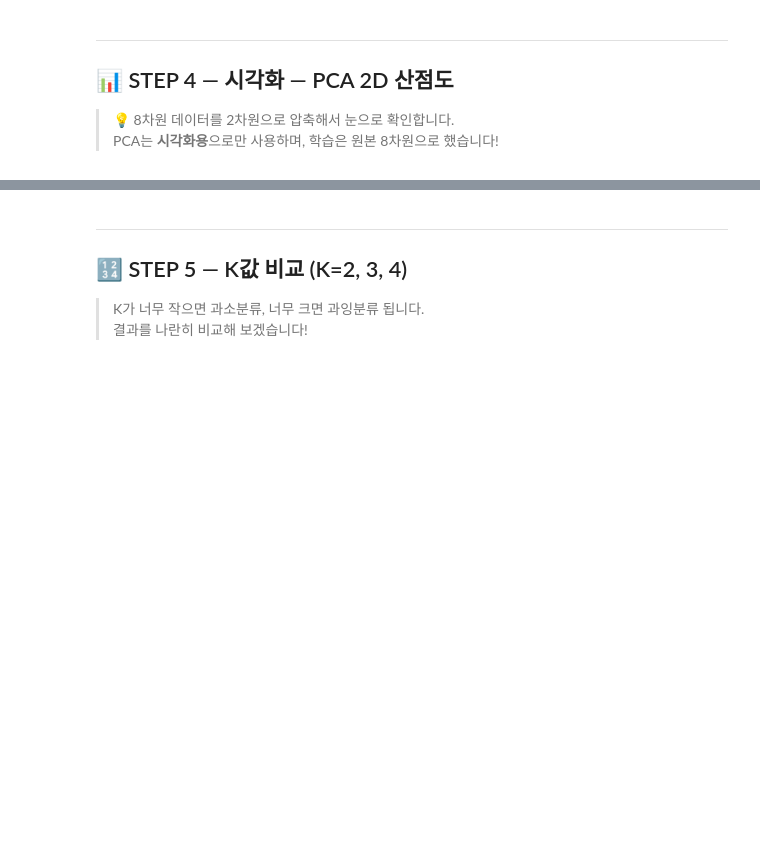
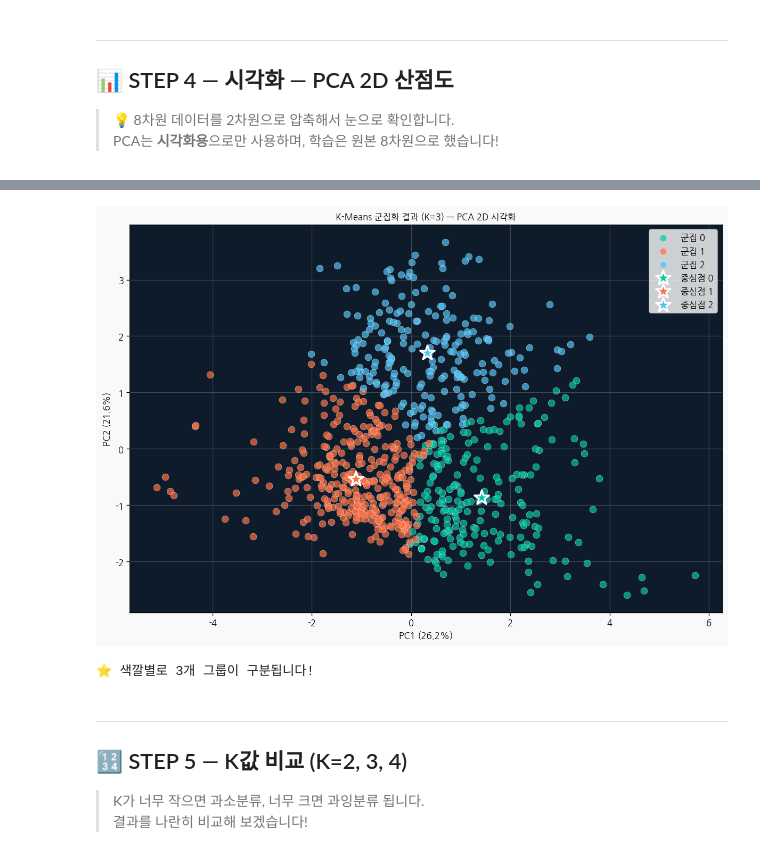
Before and after one commit to runmc3812/AI_Data_-Analytics, a Jupyter notebook: 7weeks/7주차_실습_비지도학습_K-Means.ipynb, the cells around one changed output, grey strips where cells are left out. Drawn from its saved outputs; the diff is of its cells as text; code cells hidden in the pictures; blank space fills up the shorter version.

```diff
--- a/7weeks/7주차_실습_비지도학습_K-Means.ipynb
+++ b/7weeks/7주차_실습_비지도학습_K-Means.ipynb
@@ -261,35 +349,37 @@ print(f"총 설명 분산: {sum(pca.explained_variance_ratio_)*100:.1f}%")
 colors = ['#00C9A7', '#FF7043', '#4FC3F7']
 cluster_names = ['군집 0', '군집 1', '군집 2']
 
 fig, ax = plt.subplots(figsize=(10, 7))
 
 for i in range(3):
     mask = labels == i
     ax.scatter(X_2d[mask, 0], X_2d[mask, 1],
                c=colors[i], label=cluster_names[i],
                alpha=0.7, s=60, edgecolors='white', linewidth=0.3)
 
 # 중심점 표시
 centers_2d = pca.transform(kmeans.cluster_centers_)
 for i, center in enumerate(centers_2d):
     ax.scatter(center[0], center[1], c=colors[i],
                s=300, marker='*', edgecolors='white', linewidth=2,
                zorder=5, label=f'중심점 {i}')
 
 ax.set_xlabel(f'PC1 ({pca.explained_variance_ratio_[0]*100:.1f}%)', fontsize=12)
 ax.set_ylabel(f'PC2 ({pca.explained_variance_ratio_[1]*100:.1f}%)', fontsize=12)
 ax.set_title('K-Means 군집화 결과 (K=3) — PCA 2D 시각화', fontsize=14, fontweight='bold')
 ax.legend(fontsize=11)
 ax.grid(True, alpha=0.3)
 ax.set_facecolor('#0D1B2A')
 fig.patch.set_facecolor('#F8F9FA')
 
 apply_font_to_figure(fig)
 
 plt.tight_layout()
 plt.show()
-print("
-⭐ 색깔별로 3개 그룹이 구분됩니다!")
+print("⭐ 색깔별로 3개 그룹이 구분됩니다!")
+# %% [output]
+[figure, added]
+⭐ 색깔별로 3개 그룹이 구분됩니다!
 # %% [markdown]
 ---
 ## 🔢 STEP 5 — K값 비교 (K=2, 3, 4)
```
Also changed, not shown: parts of 14 cells of this notebook.
